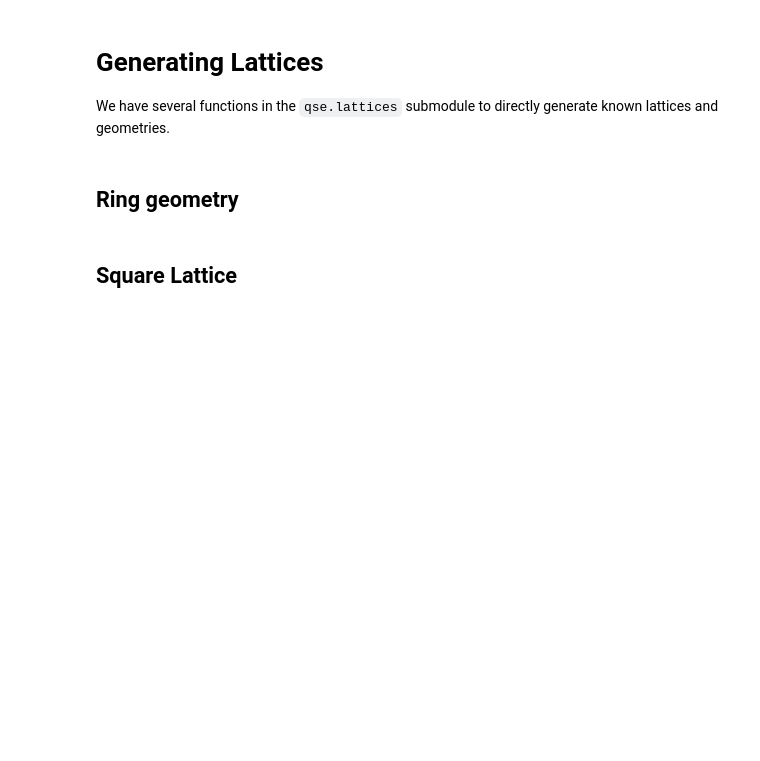
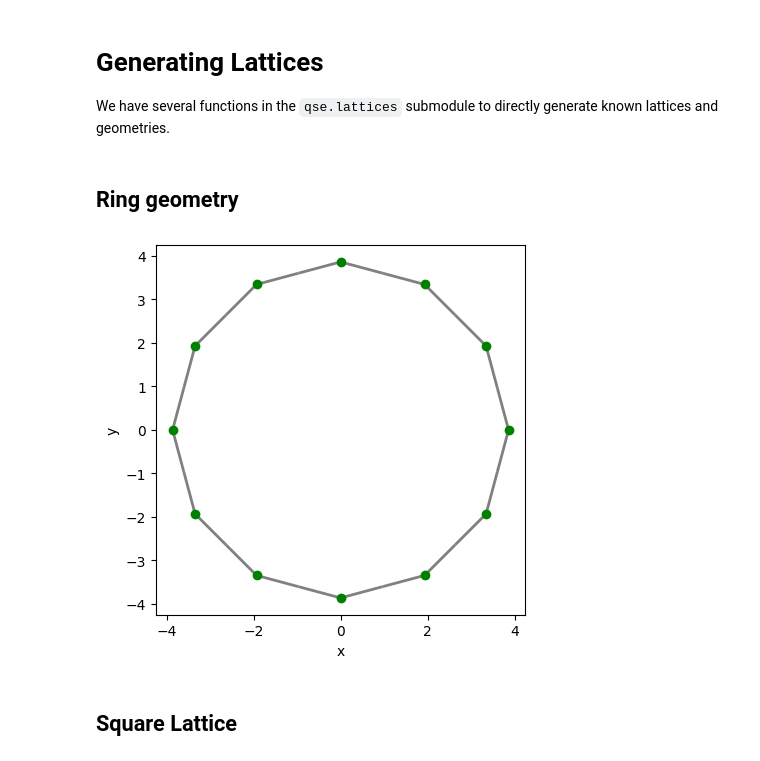
Before and after one commit to ICHEC/qse, a Jupyter notebook: examples/generating_lattices.ipynb, the cells around one changed output. Drawn from its saved outputs; the diff is of its cells as text; code cells hidden in the pictures; blank space fills up the shorter version.

```diff
--- a/examples/generating_lattices.ipynb
+++ b/examples/generating_lattices.ipynb
@@ -9,7 +9,9 @@ import qse
 ## Ring geometry
 # %%
 qring = qse.lattices.ring(spacing=2.0, nqbits=12)
-qring.draw(radius=2.1)
+qring.draw(radius="nearest")
+# %% [output]
+[figure, added]
 # %% [markdown]
 ## Square Lattice
 # %%
```
Also changed, not shown: parts of 7 cells of this notebook, 3 other files.
